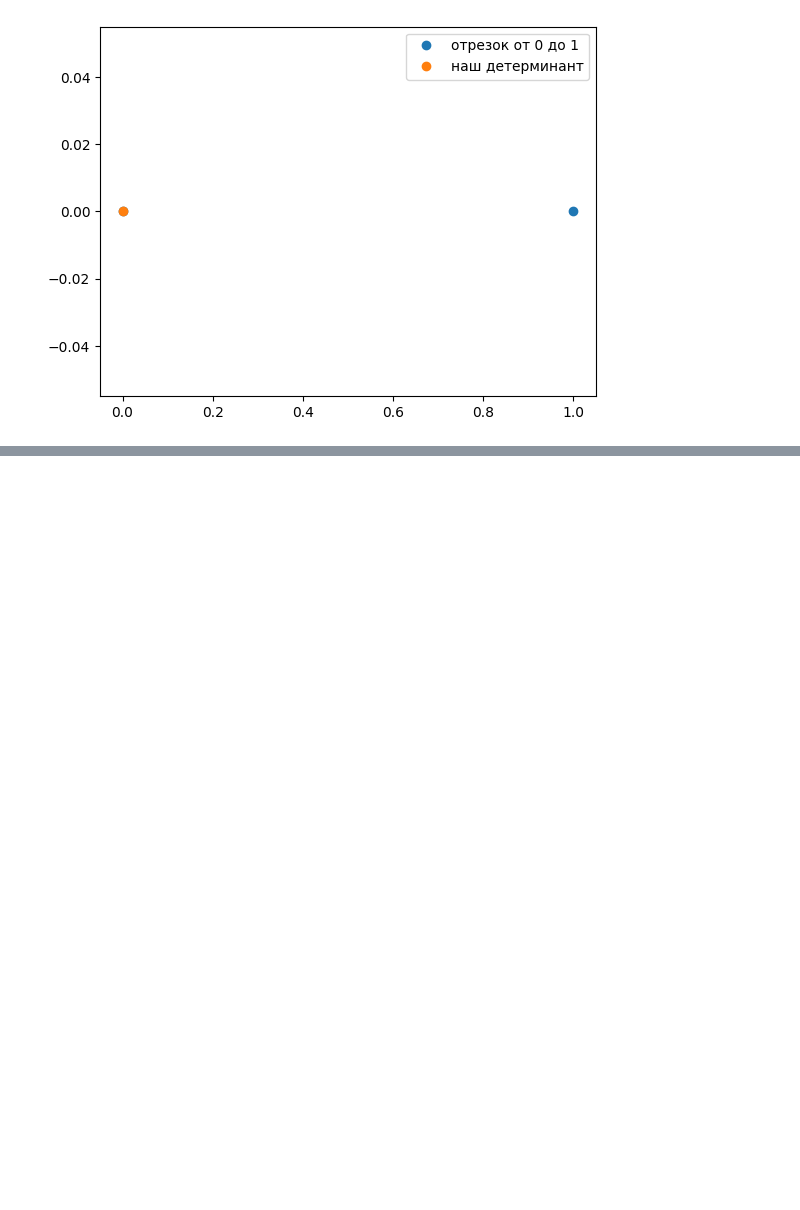
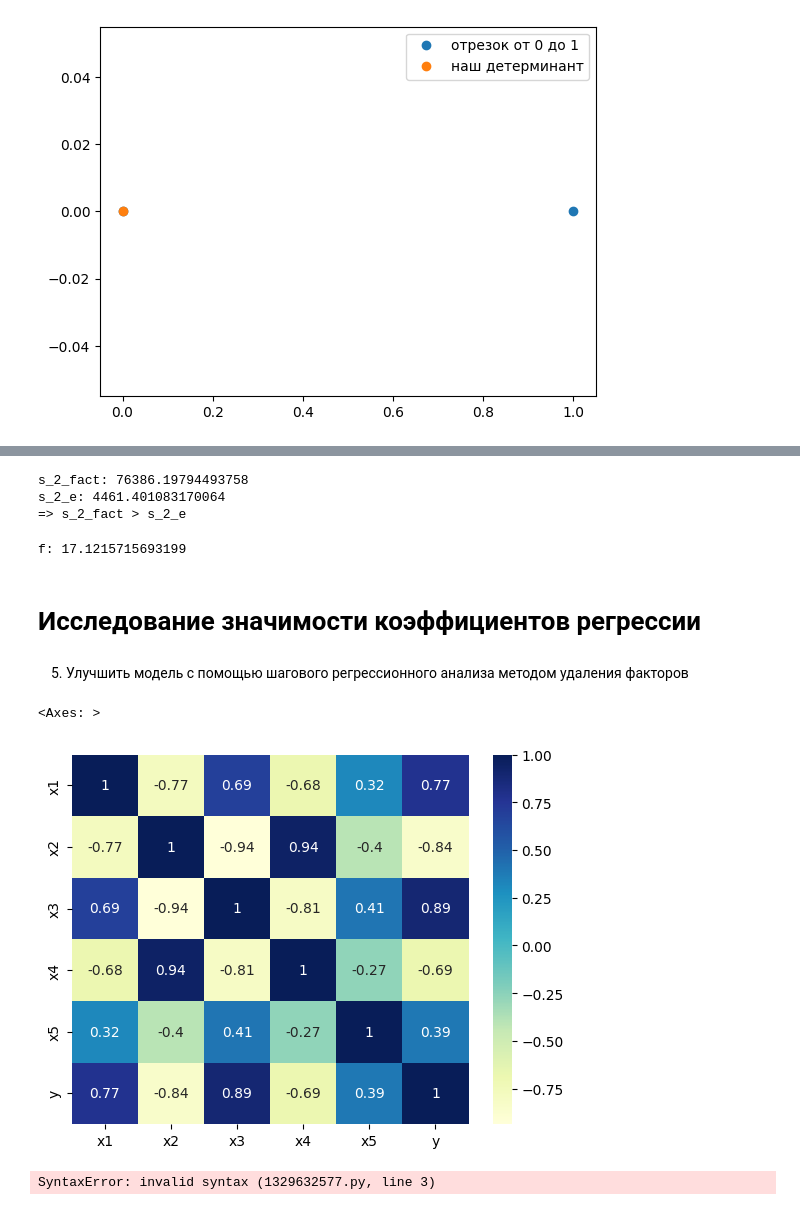
Before and after one commit to CepbluKot/stats, a Jupyter notebook: correct/lr5.ipynb, the cells around one changed output, grey strips where cells are left out. Drawn from its saved outputs; the diff is of its cells as text; code cells hidden in the pictures; blank space fills up the shorter version.

```diff
--- a/correct/lr5.ipynb
+++ b/correct/lr5.ipynb
@@ -489,0 +518,49 @@ plt.legend(["отрезок от 0 до 1", "наш детерминант"])
+# %%
+# Статистическая значимость уравнения регрессии
+
+s_2_fact = 0
+y_avg = count_avg(df['y'])
+
+for id in range(len(y_prognoz_df['y_prognoz'])):
+    s_2_fact += ( y_prognoz_df['y_prognoz'][id] - y_avg ) ** 2
+
+s_2_fact = s_2_fact / m
+print('s_2_fact:',s_2_fact)
+
+
+s_2_e = 0
+for id in range(len(df['y'])):
+    s_2_e += (df['y'][id] - y_prognoz_df['y_prognoz'][id]) ** 2
+
+s_2_e = s_2_e / (n-m-1)
+print('s_2_e:',s_2_e)
+
+print('=> s_2_fact > s_2_e')
+# %% [output]
+s_2_fact: 76386.19794493758
+s_2_e: 4461.401083170064
+=> s_2_fact > s_2_e
+# %%
+f = s_2_fact / s_2_e
+print('f:',f)
+# %% [output]
+f: 17.1215715693199
+# %% [markdown]
+# Исследование значимости коэффициентов регрессии
+# %% [markdown]
+5. Улучшить модель с помощью шагового регрессионного анализа
+методом удаления факторов
+# %%
+c2 = df.drop(['year'], axis=1)
+
+
+sns.heatmap(c2.corr('pearson'), cmap="YlGnBu", annot=True)
+# %% [output]
+<Axes: >
+[figure, added]
+# %%
+# выбросим
+
+c_new =
+# %% [output]
+SyntaxError: invalid syntax (1329632577.py, line 3)
```
Also changed, not shown: parts of 2 cells of this notebook.
